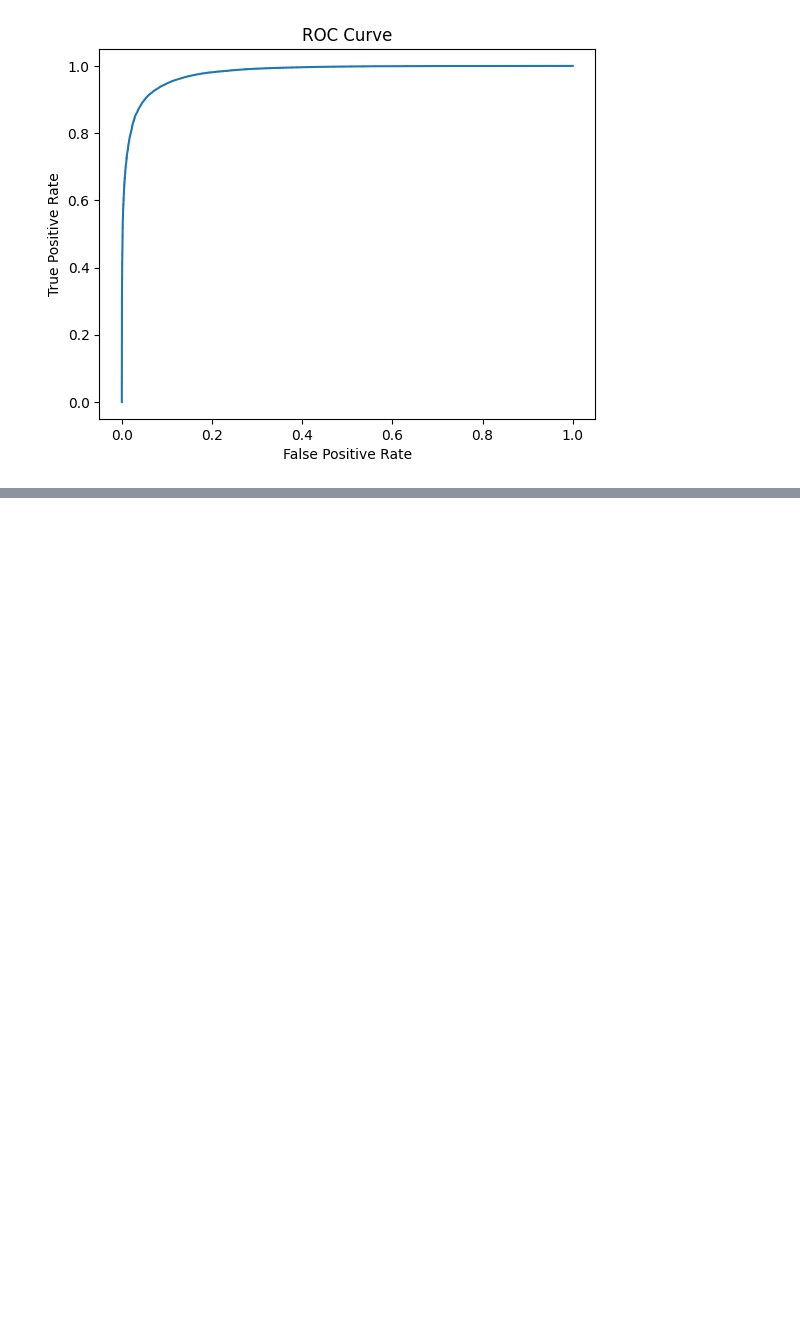
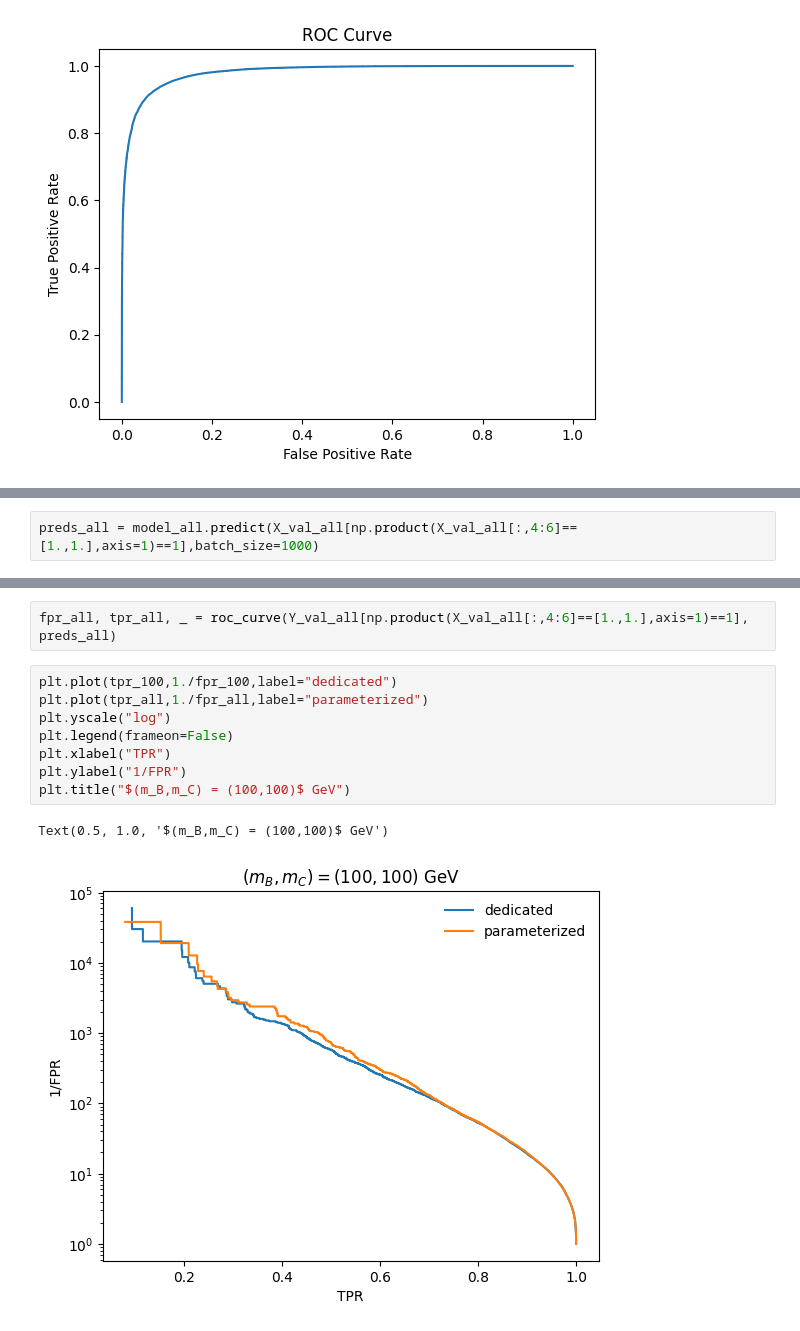
Before and after one commit to GitGup/SemiWeaklySupervised, a Jupyter notebook: Anomaly.ipynb, the cells around one changed output, grey strips where cells are left out. Cells and saved outputs as stored; diff of their text form; blank space fills up the shorter version.

```diff
--- a/Anomaly.ipynb
+++ b/Anomaly.ipynb
@@ -175,0 +432,2 @@ plt.show()
+# %%
+preds_all = model_all.predict(X_val_all[np.product(X_val_all[:,4:6]==[1.,1.],axis=1)==1],batch_size=1000)
@@ -175,0 +436,13 @@ plt.show()
+# %%
+fpr_all, tpr_all, _ = roc_curve(Y_val_all[np.product(X_val_all[:,4:6]==[1.,1.],axis=1)==1], preds_all)
+# %%
+plt.plot(tpr_100,1./fpr_100,label="dedicated")
+plt.plot(tpr_all,1./fpr_all,label="parameterized")
+plt.yscale("log")
+plt.legend(frameon=False)
+plt.xlabel("TPR")
+plt.ylabel("1/FPR")
+plt.title("$(m_B,m_C) = (100,100)$ GeV")
+# %% [output]
+Text(0.5, 1.0, '$(m_B,m_C) = (100,100)$ GeV')
+[figure, added]
```
Also changed, not shown: parts of 21 cells of this notebook.
